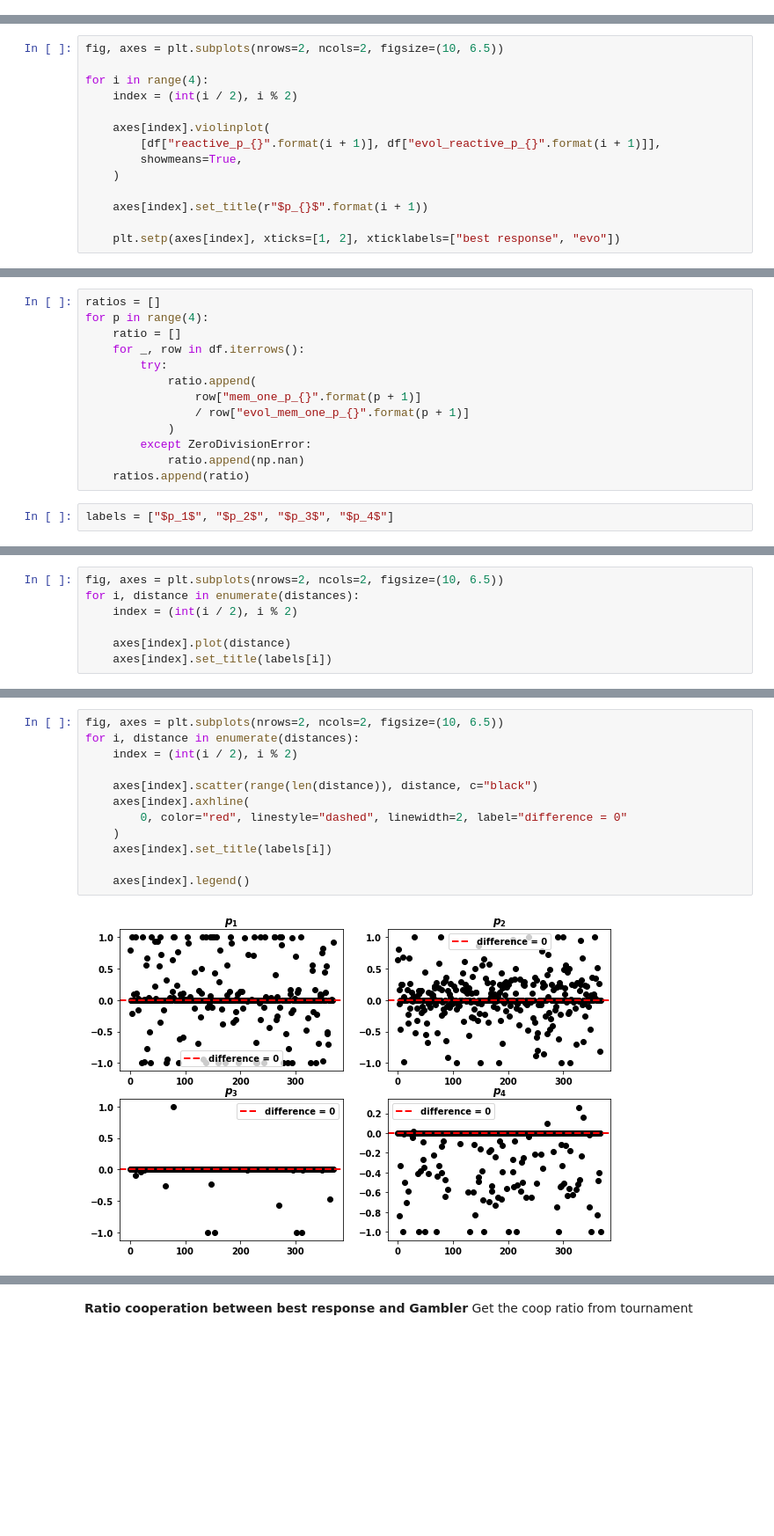
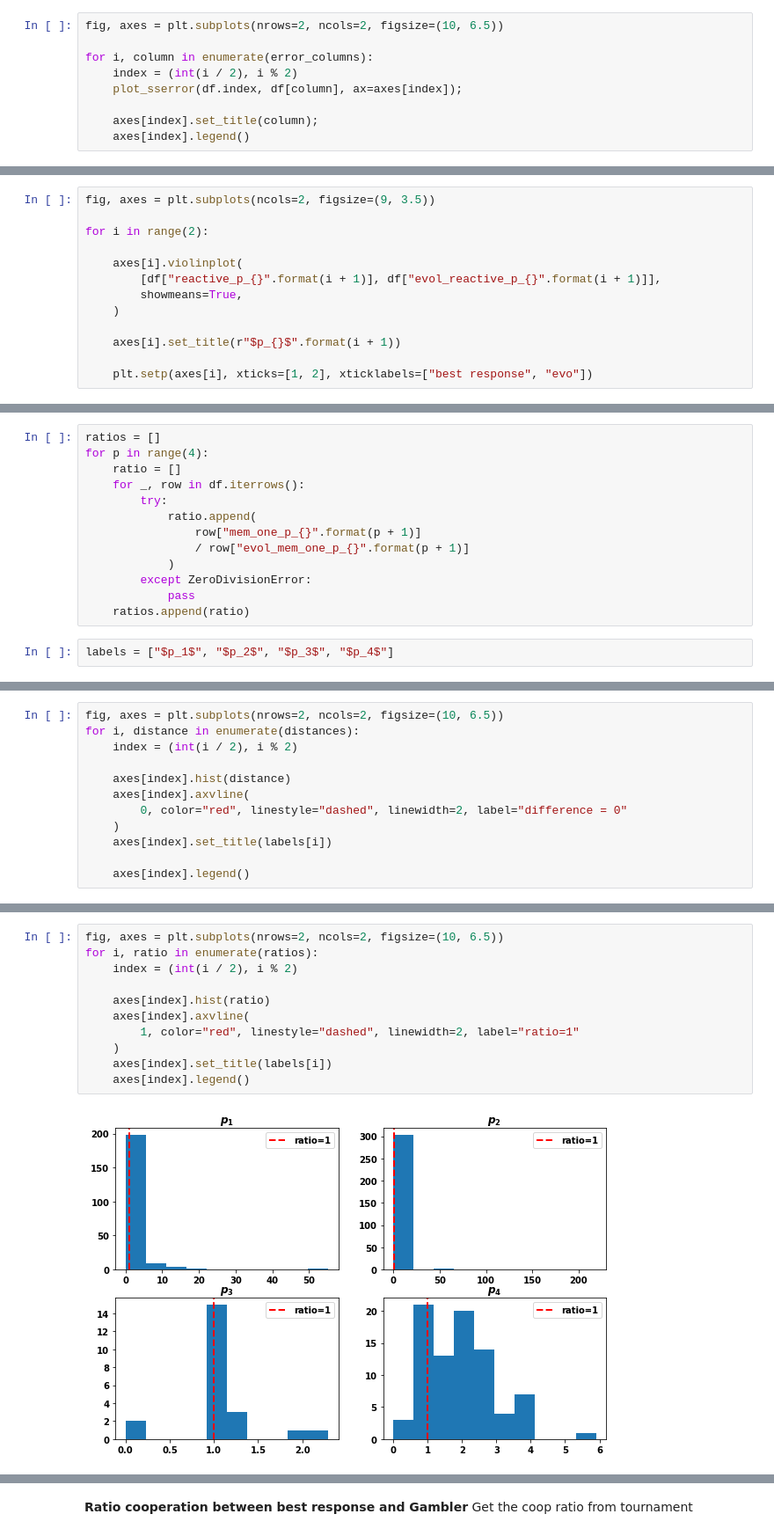
Before and after one commit to Nikoleta-v3/Memory-size-in-the-prisoners-dilemma, a Jupyter notebook: nbs/Analysis data.ipynb, the cells around one changed output, grey strips where cells are left out. Shown at 88% size. Cells and saved outputs as stored; diff of their text form; blank space fills up the shorter version.

```diff
--- a/nbs/Analysis data.ipynb
+++ b/nbs/Analysis data.ipynb
@@ -251,0 +209,9 @@ plot_sserror(df.index, df["evol_reactive_SSerror"]);
+# %%
+fig, axes = plt.subplots(nrows=2, ncols=2, figsize=(10, 6.5))
+
+for i, column in enumerate(error_columns):
+    index = (int(i / 2), i % 2)
+    plot_sserror(df.index, df[column], ax=axes[index]);
+
+    axes[index].set_title(column);
+    axes[index].legend()
@@ -270,15 +275,14 @@ for i in range(4):
 # %%
-fig, axes = plt.subplots(nrows=2, ncols=2, figsize=(10, 6.5))
+fig, axes = plt.subplots(ncols=2, figsize=(9, 3.5))
 
-for i in range(4):
-    index = (int(i / 2), i % 2)
+for i in range(2):
 
-    axes[index].violinplot(
+    axes[i].violinplot(
         [df["reactive_p_{}".format(i + 1)], df["evol_reactive_p_{}".format(i + 1)]],
         showmeans=True,
     )
 
-    axes[index].set_title(r"$p_{}$".format(i + 1))
+    axes[i].set_title(r"$p_{}$".format(i + 1))
 
-    plt.setp(axes[index], xticks=[1, 2], xticklabels=["best response", "evo"])
+    plt.setp(axes[i], xticks=[1, 2], xticklabels=["best response", "evo"])
 # %% [output]
@@ -304,7 +308,7 @@ for p in range(4):
                 / row["evol_mem_one_p_{}".format(p + 1)]
             )
         except ZeroDivisionError:
-            ratio.append(np.nan)
+            pass
     ratios.append(ratio)
 # %%
 labels = ["$p_1$", "$p_2$", "$p_3$", "$p_4$"]
@@ -333,6 +337,11 @@ fig, axes = plt.subplots(nrows=2, ncols=2, figsize=(10, 6.5))
 for i, distance in enumerate(distances):
     index = (int(i / 2), i % 2)
 
-    axes[index].plot(distance)
+    axes[index].hist(distance)
+    axes[index].axvline(
+        0, color="red", linestyle="dashed", linewidth=2, label="difference = 0"
+    )
     axes[index].set_title(labels[i])
+
+    axes[index].legend()
 # %% [output]
@@ -340,14 +349,13 @@ for i, distance in enumerate(distances):
 # %%
 fig, axes = plt.subplots(nrows=2, ncols=2, figsize=(10, 6.5))
-for i, distance in enumerate(distances):
+for i, ratio in enumerate(ratios):
     index = (int(i / 2), i % 2)
 
-    axes[index].scatter(range(len(distance)), distance, c="black")
-    axes[index].axhline(
-        0, color="red", linestyle="dashed", linewidth=2, label="difference = 0"
+    axes[index].hist(ratio)
+    axes[index].axvline(
+        1, color="red", linestyle="dashed", linewidth=2, label="ratio=1"
     )
     axes[index].set_title(labels[i])
-
     axes[index].legend()
 # %% [output]
-[figure, old version]
+[figure, new version]
```
Also changed, not shown: parts of 45 cells of this notebook, 1 other file.
